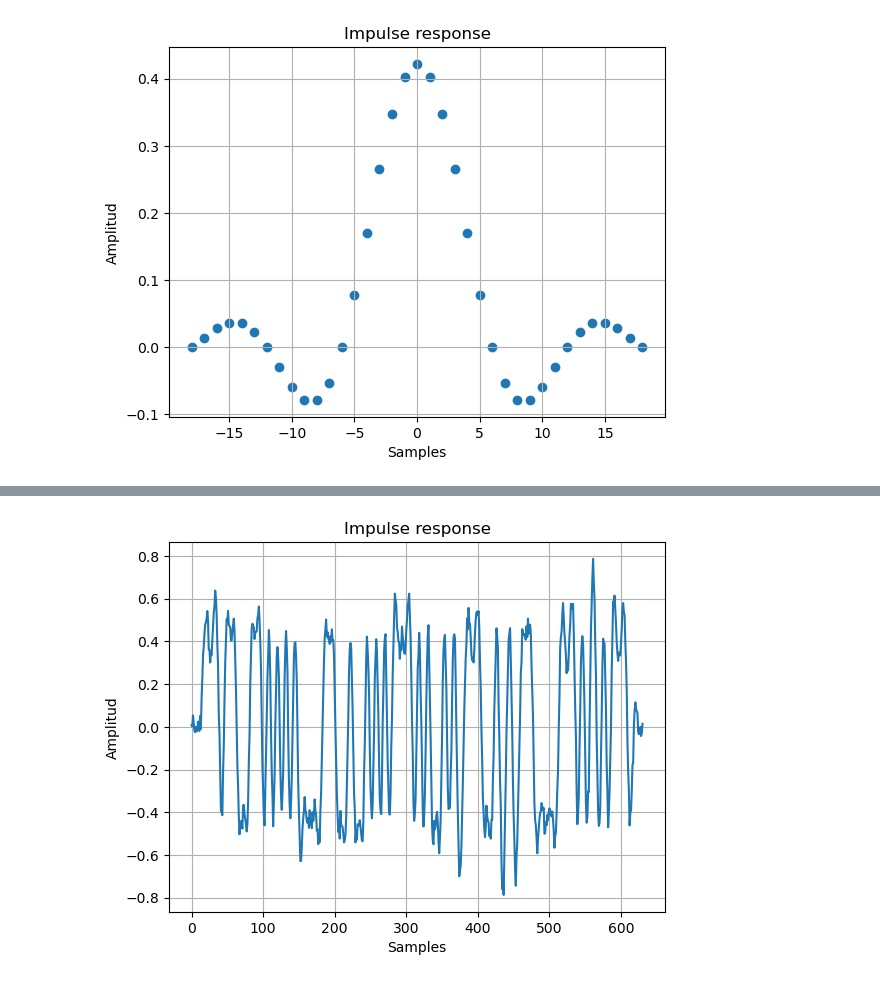
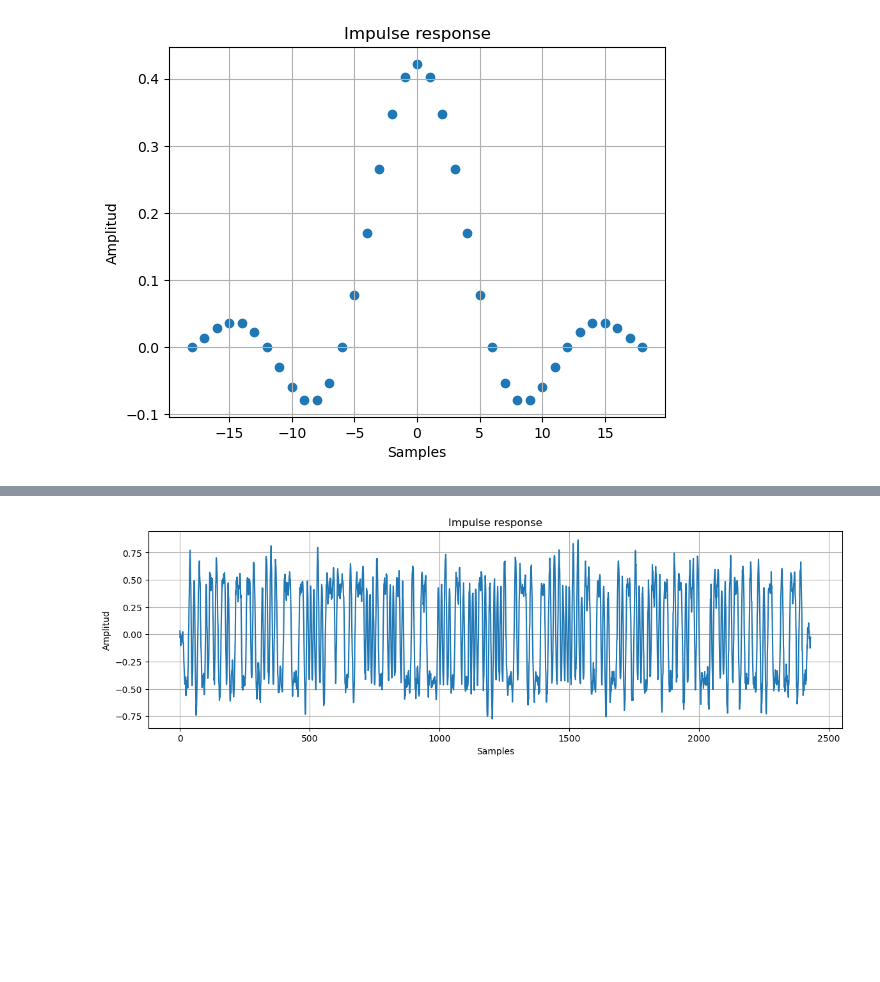
Before and after one commit to jsanchezalmagro/Jupiter, a Jupyter notebook: rrc.ipynb, the cells around one changed output, grey strips where cells are left out. Cells and saved outputs as stored; diff of their text form; code cells hidden in the pictures; blank space fills up the shorter version.

```diff
--- a/rrc.ipynb
+++ b/rrc.ipynb
@@ -24,10 +26,12 @@ plt.show()
 [figure]
 # %%
 
-num_d = 100
+num_d = 400
 data_bin_tx = np.random.randint(2, size=num_d).tolist()
 
 fig = plt.figure()
+fig.set_figwidth(14)
+fig.set_figheight(4)
 plt.title('Digital Signal')
 x = np.linspace(0, num_d, num_d)
 plt.scatter(x, data_bin_tx)
@@ -40,5 +44,6 @@ plt.show()
 # %%
 d_tx = common.code_bpsk(data_bin_tx)
+d_tx = list(map(lambda i:d_tx[i].real , range(0, len(d_tx))))
 # %%
 signal =  upfirdn(h, d_tx, up=sps)
 
@@ -54,5 +61,5 @@ plt.show()
 # %%
-target_snr_db = 10
+target_snr_db = 5
 signal_avg_watts = np.mean(signal)
 signal_avg_db = 10 * np.log10(signal_avg_watts)
 
@@ -65,14 +72,16 @@ noise_volts = np.random.normal(mean_noise, np.sqrt(noise_avg_watts), len(signal)
 signal_noise = signal + noise_volts
 # %%
 fig = plt.figure()
+fig.set_figwidth(14)
+fig.set_figheight(4)
 plt.title('Impulse response')
 plt.plot(signal_noise)
 plt.grid()
 plt.xlabel("Samples")
 plt.ylabel("Amplitud")
 plt.show()
 # %% [output]
-[figure, old version]
+[figure, new version]
 # %%
 p1 = int(sps)
 p2 = int(sps+num_d)
```
Also changed, not shown: parts of 6 cells of this notebook, 1 other file.
